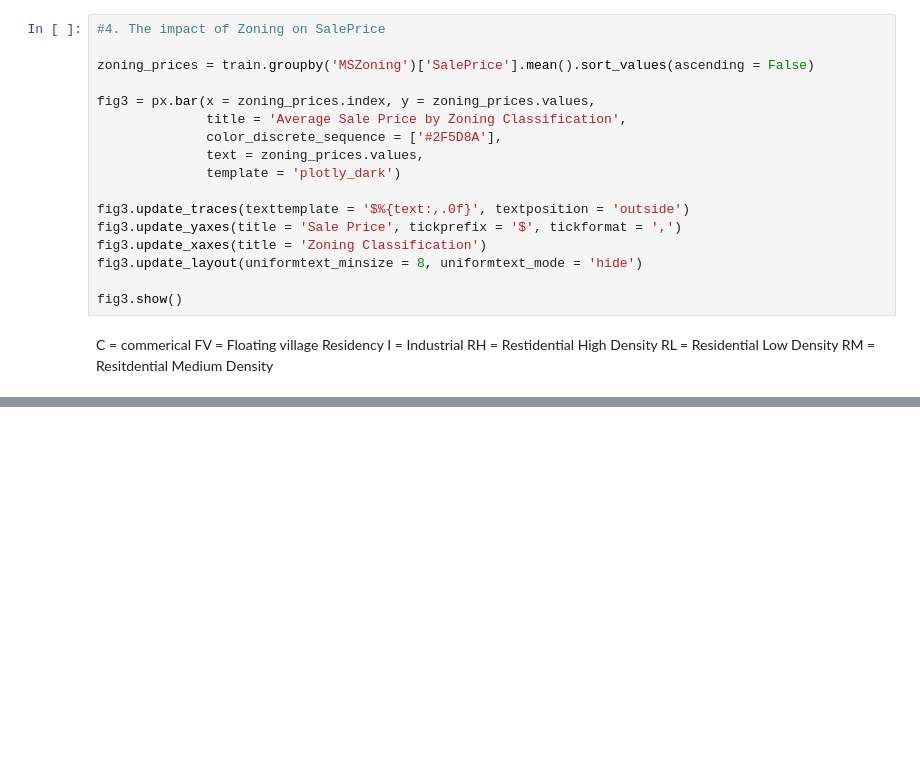
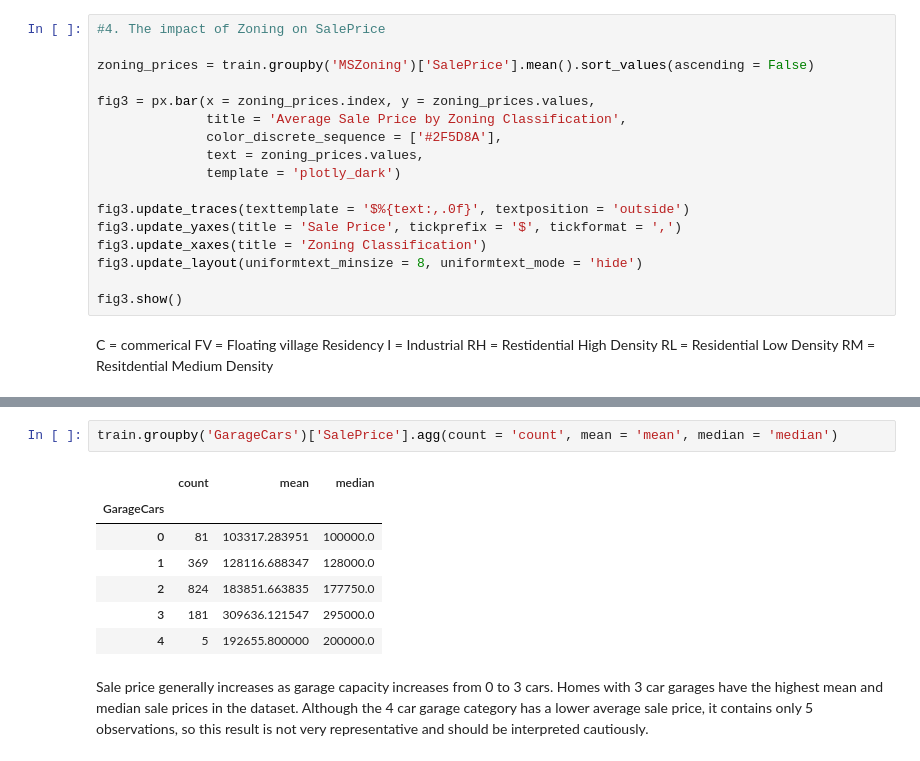
Before and after one commit to Sinjinkim/Ames-housing-price-predicton, a Jupyter notebook: notebooks/01_eda.ipynb, the cells around one changed output, grey strips where cells are left out. Saved outputs shown, nothing was run; the diff lists cells and outputs as text; blank space fills up the shorter version.

```diff
--- a/notebooks/01_eda.ipynb
+++ b/notebooks/01_eda.ipynb
@@ -479,0 +606,12 @@ train.groupby('OverallCond')['SalePrice'].agg(count = 'count', mean = 'mean', me
+# %%
+train.groupby('GarageCars')['SalePrice'].agg(count = 'count', mean = 'mean', median = 'median')
+# %% [output]
+|  | count | mean | median |
+| GarageCars |  |  |  |
+| 0 | 81 | 103317.283951 | 100000.0 |
+| 1 | 369 | 128116.688347 | 128000.0 |
+| 2 | 824 | 183851.663835 | 177750.0 |
+| 3 | 181 | 309636.121547 | 295000.0 |
+| 4 | 5 | 192655.800000 | 200000.0 |
+# %% [markdown]
+Sale price generally increases as garage capacity increases from 0 to 3 cars. Homes with 3 car garages have the highest mean and median sale prices in the dataset. Although the 4 car garage category has a lower average sale price, it contains only 5 observations, so this result is not very representative and should be interpreted cautiously.
```
Also changed, not shown: parts of 24 cells of this notebook.
